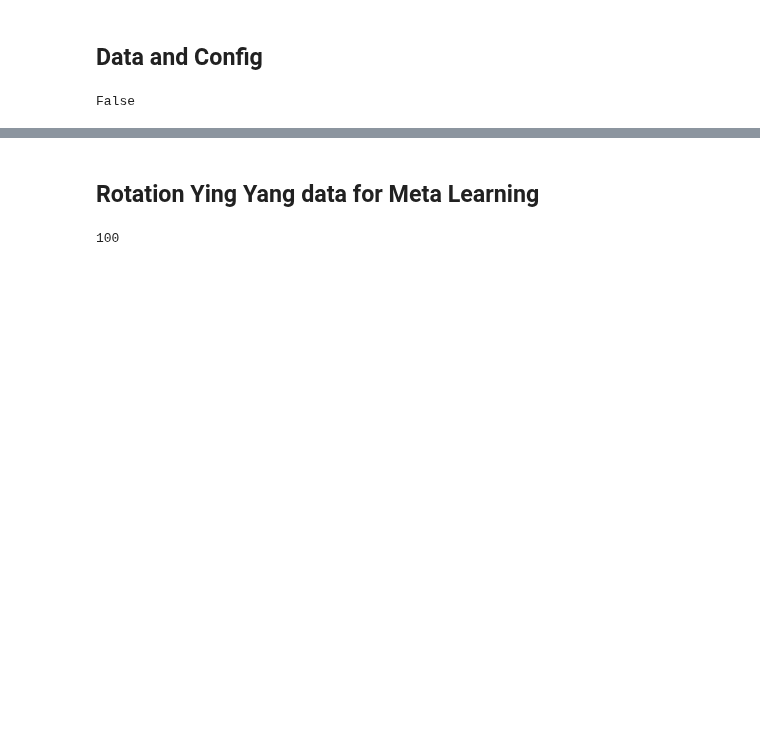
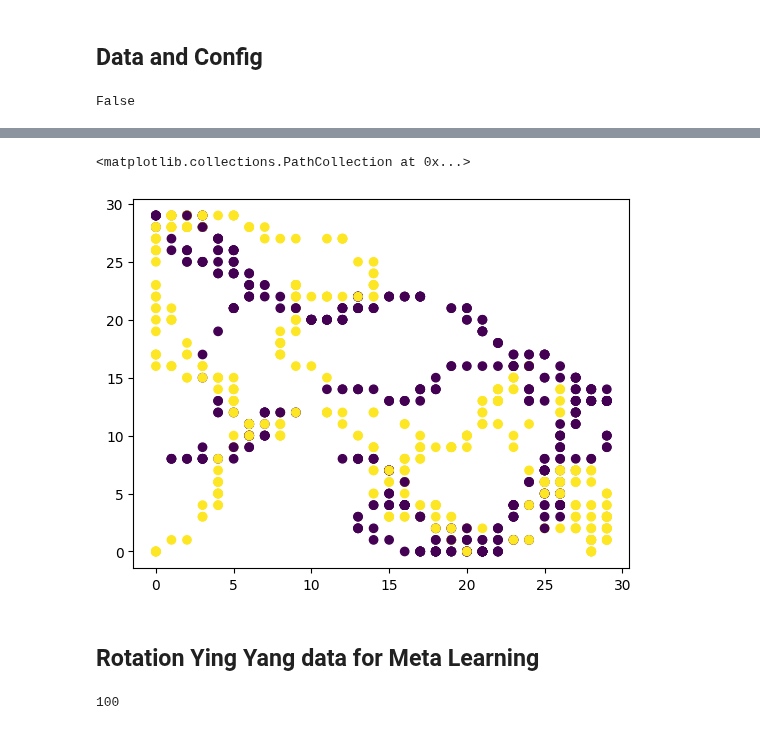
Before and after one commit to GabrielBena/pytorch-eventprop, a Jupyter notebook: scripts/meta-learning/MAML.ipynb, the cells around one changed output, grey strips where cells are left out. Cells and saved outputs as stored; diff of their text form; code cells hidden in the pictures; blank space fills up the shorter version.

```diff
--- a/scripts/meta-learning/MAML.ipynb
+++ b/scripts/meta-learning/MAML.ipynb
@@ -62,3 +102,11 @@ False
+# %%
+spikes, targets = next(iter(meta_test_dataloader))["train"]
+spikes = spikes.argmax(-2).squeeze()
+# %%
+plt.scatter(spikes[:, 0], spikes[:, 1], c=targets)
+# %% [output]
+<matplotlib.collections.PathCollection at 0x...>
+[figure, added]
 # %% [markdown]
 ## Rotation Ying Yang data for Meta Learning
 # %%
```
Also changed, not shown: parts of 15 cells of this notebook.
